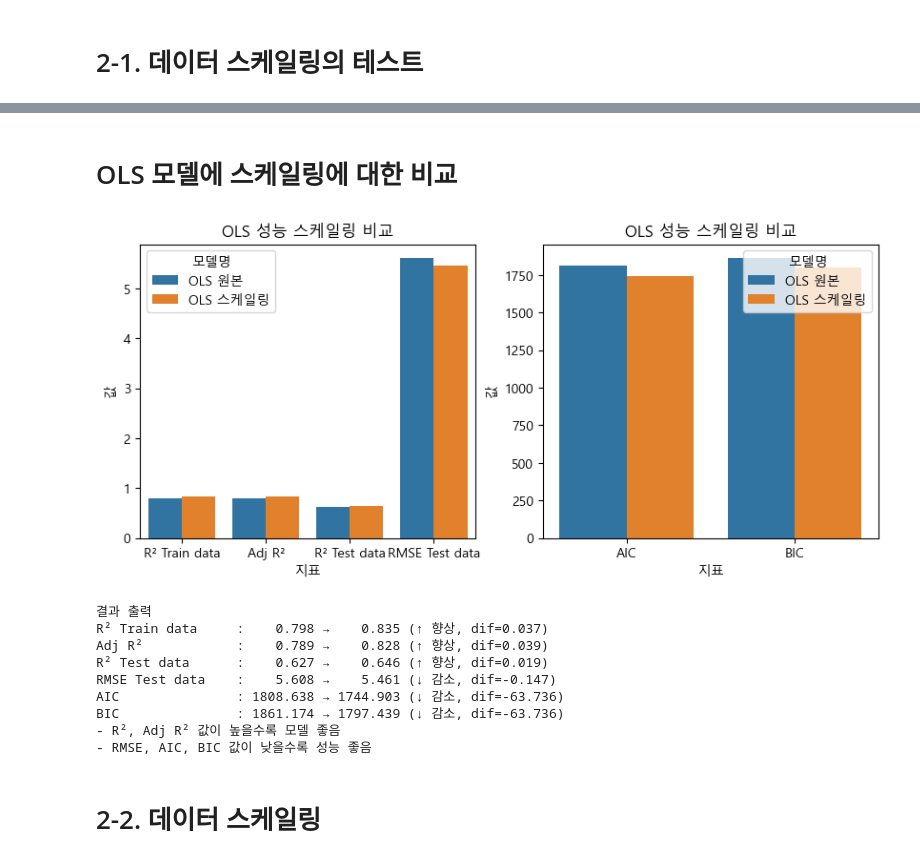
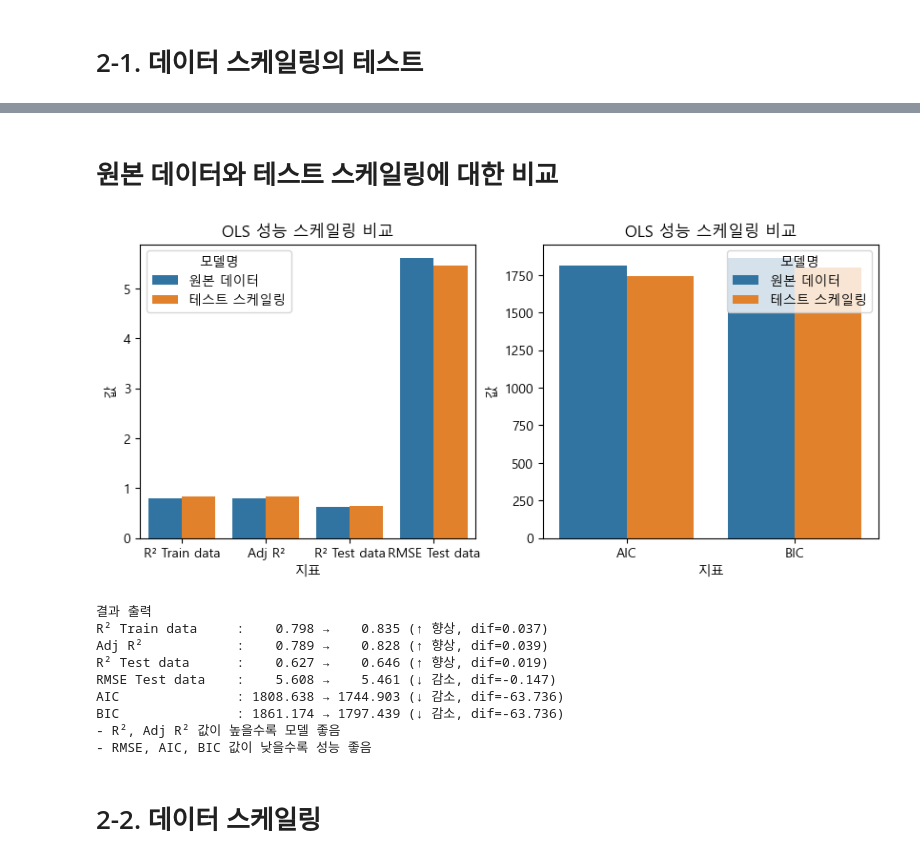
Before and after one commit to dbehdrbs0806/4th_2sem, a Jupyter notebook: BigDataAnalysis/HousingData_Analysis.ipynb, the cells around one changed output, grey strips where cells are left out. Drawn from its saved outputs; the diff is of its cells as text; code cells hidden in the pictures.

```diff
--- a/BigDataAnalysis/HousingData_Analysis.ipynb
+++ b/BigDataAnalysis/HousingData_Analysis.ipynb
@@ -240,10 +283,10 @@ strong multicollinearity or other numerical problems.
 RMSE: 5.4615
 R²  : 0.6464
 # %% [markdown]
-# OLS 모델에 스케일링에 대한 비교
+# 원본 데이터와 테스트 스케일링에 대한 비교
 # %%
 results = {
-    "모델명": ["OLS 원본", "OLS 스케일링"],
+    "모델명": ["원본 데이터", "테스트 스케일링"],
     "R² Train data": [ols_origin.rsquared, ols_test_scaled.rsquared],
     "Adj R²": [ols_origin.rsquared_adj, ols_test_scaled.rsquared_adj],
     "R² Test data" : [r2_ols_origin, r2_ols_test_scaled],
@@ -254,34 +297,34 @@ results = {
 compare_df = pd.DataFrame(results)
 plot1 = compare_df.melt(id_vars="모델명",
                         value_vars=["R² Train data", "Adj R²", "R² Test data", "RMSE Test data"],
                         var_name="지표", value_name="값")
 
 plot2 = compare_df.melt(id_vars="모델명",
                         value_vars=["AIC", "BIC"],
                         var_name="지표", value_name="값")
 
 # 시각화
 fig, axes = plt.subplots(1, 2, figsize=(10, 4))
 
 sns.barplot(data=plot1, x="지표", y="값", hue="모델명", ax=axes[0])
 axes[0].set_title("OLS 성능 스케일링 비교")
 
 sns.barplot(data=plot2, x="지표", y="값", hue="모델명", ax=axes[1])
 axes[1].set_title("OLS 성능 스케일링 비교")
 plt.show()
 
 print("결과 출력")
 for col in compare_df.columns[1:]:
     val1 = compare_df.loc[0, col]
     val2 = compare_df.loc[1, col]
     diff = val2 - val1
     trend = "↑ 향상" if diff > 0 else "↓ 감소" if diff < 0 else "-"
     print(f"{col:<18}: {val1:>8.3f} → {val2:>8.3f} ({trend}, dif={diff:.3f})")
 
 print("- R², Adj R² 값이 높을수록 모델 좋음")
 print("- RMSE, AIC, BIC 값이 낮을수록 성능 좋음")
 # %% [output]
-[figure, old version]
+[figure, new version]
 결과 출력
 R² Train data     :    0.798 →    0.835 (↑ 향상, dif=0.037)
 Adj R²            :    0.789 →    0.828 (↑ 향상, dif=0.039)
```
Also changed, not shown: parts of 30 cells of this notebook, 2 other files.
